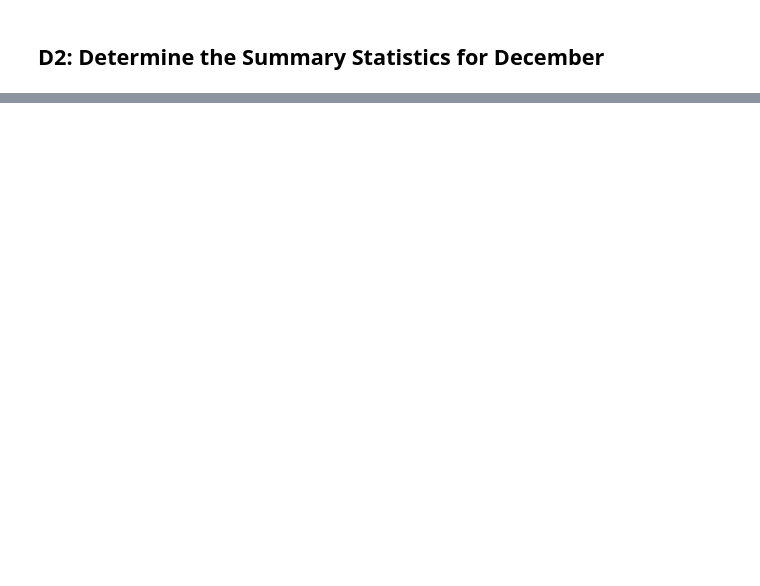
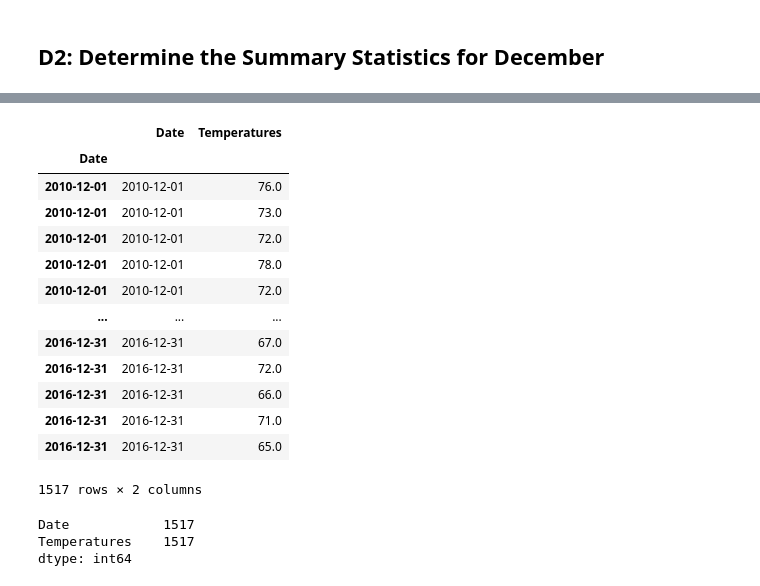
Before and after one commit to carolinacraus/surfs_up, a Jupyter notebook: SurfsUp_Challenge.ipynb, the cells around one changed output, grey strips where cells are left out. Cells and saved outputs as stored; diff of their text form; code cells hidden in the pictures; blank space fills up the shorter version.

```diff
--- a/SurfsUp_Challenge.ipynb
+++ b/SurfsUp_Challenge.ipynb
@@ -91,3 +103,8 @@ june_temps_df.describe()
 ## D2: Determine the Summary Statistics for December
 # %%
 # 6. Write a query that filters the Measurement table to retrieve the temperatures for the month of December.
+dec_temps = []
+# 2. Write a query that filters the Measurement table to retrieve the temperatures for the month of June.
+dec_temps = session.query(Measurement.date, Measurement.tobs).\
+                filter(extract('month', Measurement.date) == 12).all()
+dec_temps
@@ -95,5 +130,30 @@ june_temps_df.describe()
 # 7. Convert the December temperatures to a list.
 # %%
 # 8. Create a DataFrame from the list of temperatures for the month of December.
+dec_df = pd.DataFrame(dec_temps, columns = ['Date', 'Temperatures'])
+dec_df.set_index(dec_df['Date'], inplace=True)
+dec_df = dec_df.sort_index()
+dec_df
+# %% [output]
+|  | Date | Temperatures |
+| Date |  |  |
+| 2010-12-01 | 2010-12-01 | 76.0 |
+| 2010-12-01 | 2010-12-01 | 73.0 |
+| 2010-12-01 | 2010-12-01 | 72.0 |
+| 2010-12-01 | 2010-12-01 | 78.0 |
+| 2010-12-01 | 2010-12-01 | 72.0 |
+| ... | ... | ... |
+| 2016-12-31 | 2016-12-31 | 67.0 |
+| 2016-12-31 | 2016-12-31 | 72.0 |
+| 2016-12-31 | 2016-12-31 | 66.0 |
+| 2016-12-31 | 2016-12-31 | 71.0 |
+| 2016-12-31 | 2016-12-31 | 65.0 |
+1517 rows × 2 columns
+# %%
+dec_df.count()
+# %% [output]
+Date            1517
+Temperatures    1517
+dtype: int64
 # %%
 # 9. Calculate and print out the summary statistics for the Decemeber temperature DataFrame.
```
Also changed, not shown: parts of 11 cells of this notebook, 3 other files.
